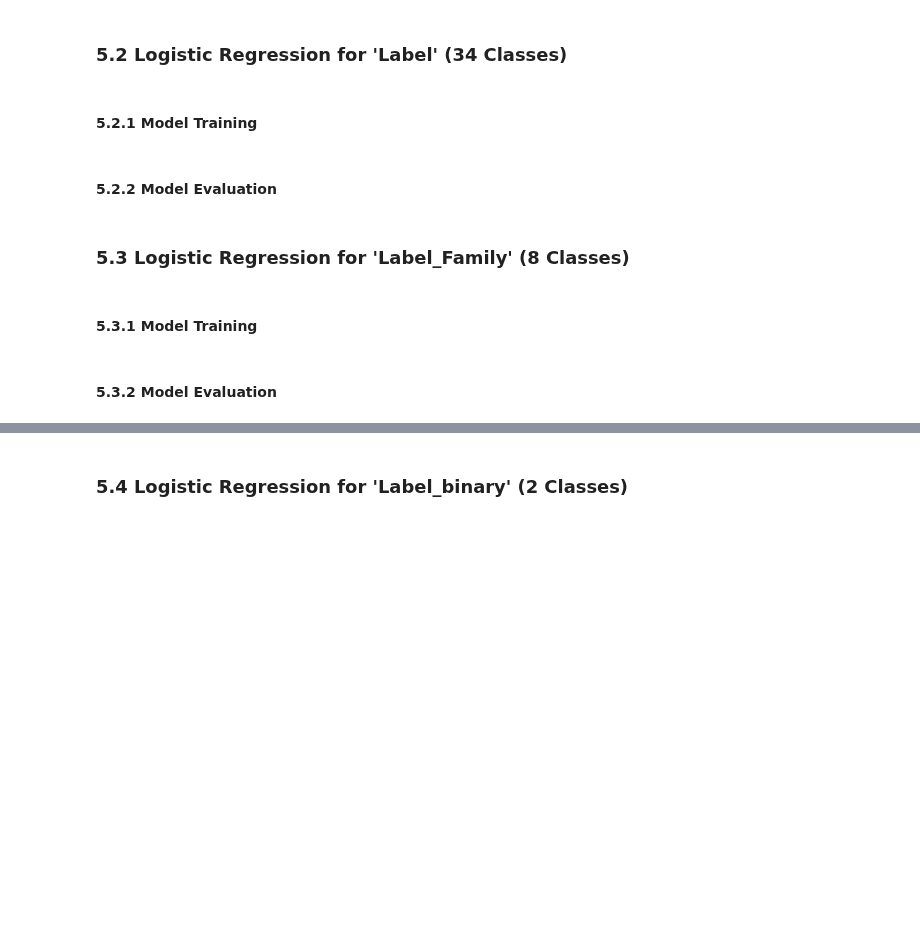
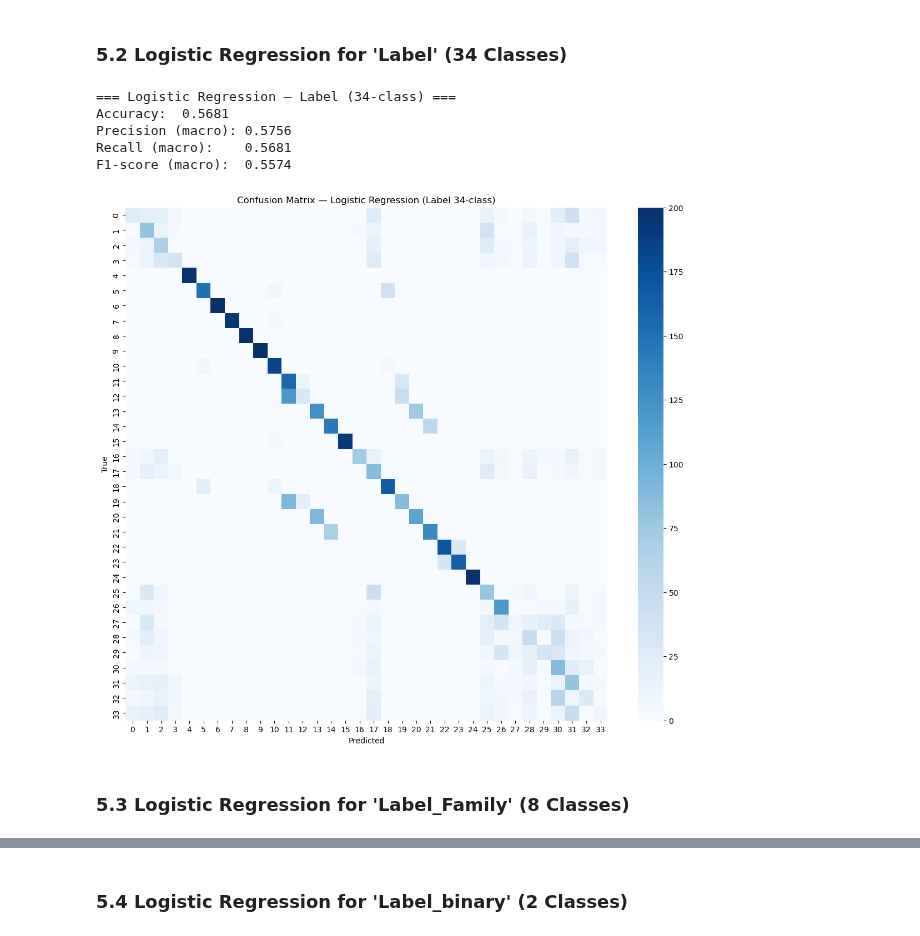
Before and after one commit to gw-00/Cybersecurity_Capstone, a Jupyter notebook: Code_Library/Linear_Modeling.ipynb, the cells around one changed output, grey strips where cells are left out. Saved outputs shown, nothing was run; the diff lists cells and outputs as text; code cells hidden in the pictures; blank space fills up the shorter version.

Commit message:
linear model creation rough draft

```diff
--- a/Code_Library/Linear_Modeling.ipynb
+++ b/Code_Library/Linear_Modeling.ipynb
@@ -154,2 +416,21 @@ shape: (34, 2)
 # %% [markdown]
 ### 4.3 Train/Test Split & Pipeline for 'Label' (34 Classes)
+# %%
+# Drop targets from feature matrix
+X_label = label_subsample.drop([TARGET_LABEL, TARGET_FAMILY, TARGET_BINARY]).to_pandas()
+
+# Extract y for label (string labels are fine for modeling)
+y_label = label_subsample[TARGET_LABEL].to_pandas()
+
+# Perform stratified split
+X_train_label, X_test_label, y_train_label, y_test_label = train_test_split(
+    X_label,
+    y_label,
+    test_size=0.2,         # 80/20 split
+    stratify=y_label,
+    random_state=RANDOM_SEED
+)
+
+print("Label train:", X_train_label.shape, "Label test:", X_test_label.shape)
+print("Label y-train class distribution:\n", y_train_label.value_counts().sort_index())
+print("Label y-test class distribution:\n", y_test_label.value_counts().sort_index())
@@ -164,12 +557,56 @@ shape: (34, 2)
 # %% [markdown]
 ### 5.2 Logistic Regression for 'Label' (34 Classes)
-# %% [markdown]
-#### 5.2.1 Model Training
-# %% [markdown]
-#### 5.2.2 Model Evaluation
+# %%
+from sklearn.linear_model import LogisticRegression
+from sklearn.metrics import accuracy_score, precision_score, recall_score, f1_score, confusion_matrix
+import seaborn as sns
+import matplotlib.pyplot as plt
+
+# Build the logistic regression pipeline
+logreg_label_pipeline = Pipeline(
+    steps=[
+        ("preprocessor", preprocessor),
+        ("model", LogisticRegression(
+            multi_class="multinomial",
+            solver="lbfgs",
+            max_iter=500,
+            n_jobs=-1
+        ))
+    ]
+)
+
+# Fit the model
+logreg_label_pipeline.fit(X_train_label, y_train_label)
+# Predict
+label_pred = logreg_label_pipeline.predict(X_test_label)
+
+# Metrics
+label_accuracy = accuracy_score(y_test_label, label_pred)
+label_precision = precision_score(y_test_label, label_pred, average="macro", zero_division=0)
+label_recall = recall_score(y_test_label, label_pred, average="macro", zero_division=0)
+label_f1 = f1_score(y_test_label, label_pred, average="macro", zero_division=0)
+
+print("=== Logistic Regression — Label (34-class) ===")
+print(f"Accuracy:  {label_accuracy:.4f}")
+print(f"Precision (macro): {label_precision:.4f}")
+print(f"Recall (macro):    {label_recall:.4f}")
+print(f"F1-score (macro):  {label_f1:.4f}")
+
+# Confusion Matrix
+cm_label = confusion_matrix(y_test_label, label_pred, labels=logreg_label_pipeline.classes_)
+
+plt.figure(figsize=(14, 12))
+sns.heatmap(cm_label, annot=False, cmap="Blues")
+plt.title("Confusion Matrix — Logistic Regression (Label 34-class)")
+plt.xlabel("Predicted")
+plt.ylabel("True")
+plt.show()
+# %% [output]
+=== Logistic Regression — Label (34-class) ===
+Accuracy:  0.5681
+Precision (macro): 0.5756
+Recall (macro):    0.5681
+F1-score (macro):  0.5574
+[figure, added]
 # %% [markdown]
 ### 5.3 Logistic Regression for 'Label_Family' (8 Classes)
-# %% [markdown]
-#### 5.3.1 Model Training
-# %% [markdown]
-#### 5.3.2 Model Evaluation
```
Also changed, not shown: parts of 25 cells of this notebook.
